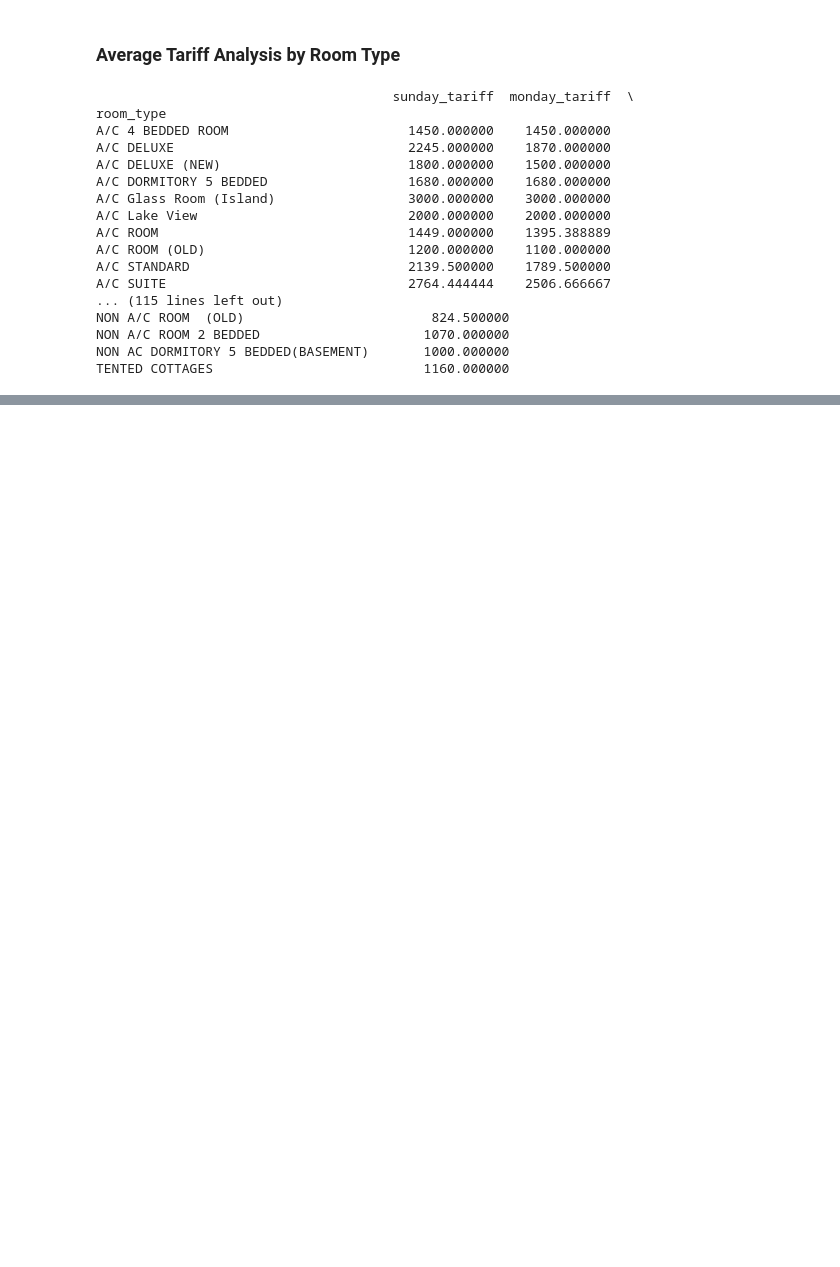
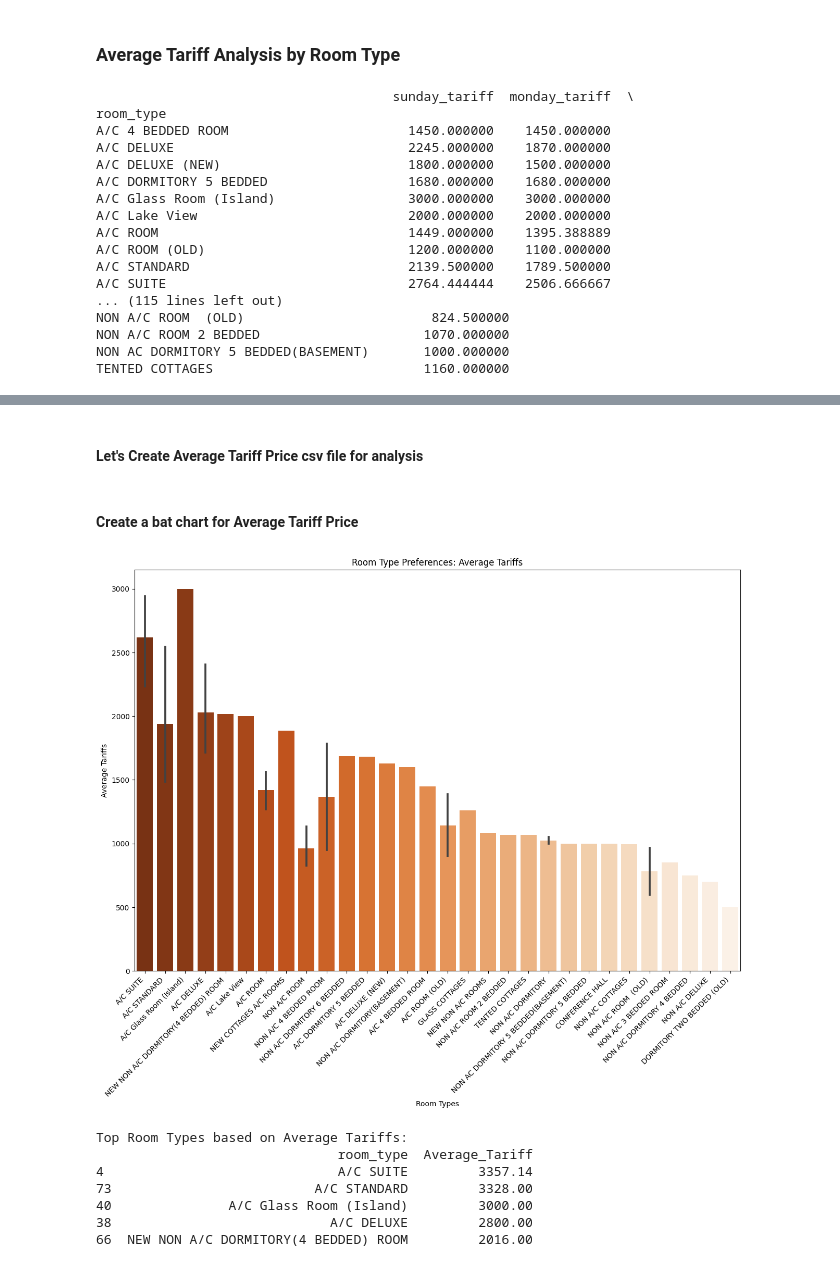
Before and after one commit to Chirag529/DataFetchX, a Jupyter notebook: main.ipynb, the cells around one changed output, grey strips where cells are left out. Saved outputs shown, nothing was run; the diff lists cells and outputs as text; code cells hidden in the pictures; blank space fills up the shorter version.

Commit message:
add some visuals

```diff
--- a/main.ipynb
+++ b/main.ipynb
@@ -326,0 +343,2 @@ TENTED COTTAGES                           1160.000000
+# %% [markdown]
+#### Let's Create Average Tariff Price csv file for analysis
@@ -326,0 +373,46 @@ TENTED COTTAGES                           1160.000000
+# %% [markdown]
+#### Create a bat chart for Average Tariff Price
+# %%
+try:
+    # Load data into a pandas DataFrame
+    data = pd.read_csv("Telangana_Hotels_Tariff.csv")
+
+    # Select columns containing tariff values
+    tariff_columns = ["sunday_tariff", "monday_tariff", "tuesday_tariff",
+                    "wednesday_tariff", "thursday_tariff", "friday_tariff", "saturday_tariff"]
+
+    # Calculate average tariffs for each room type
+    data["Average_Tariff"] = data[tariff_columns].mean(axis=1)
+    # Calculating the mean(axis=1) helps find the average tariff for each room type across the days of the week
+
+    # Rank room types based on average tariffs
+    room_type_ranking = data.sort_values(by="Average_Tariff", ascending=False)
+
+    # Data Visualization using Seaborn
+    plt.figure(figsize=(15, 10))     # ( Width, Height)
+    sns.barplot(x="room_type", y="Average_Tariff", data=room_type_ranking, palette="Oranges_r")
+    plt.title('Room Type Preferences: Average Tariffs')
+    plt.xlabel('Room Types')
+    plt.ylabel('Average Tariffs')
+    plt.xticks(rotation=45, ha='right')  # Rotate x-axis labels for better visibility
+    #  'ha' adjusts the horizontal alignment of the tick labels on the x-axis to the right side of the ticks
+
+    #plt.tight_layout()
+    ## It ensure that they fit within the figure area nicely
+    plt.show()
+
+    # Display the top 5 room types with highest average tariffs rounded down to 2 places
+    top_room_types = room_type_ranking.drop_duplicates(subset=["room_type"]).head(5)       # Remove duplicates from the top 5 room types
+    print("Top Room Types based on Average Tariffs:")
+    print(top_room_types[["room_type", "Average_Tariff"]].round(2))
+except Exception as e:
+    print("Uhh! An Error Occurred:", e)
+# %% [output]
+[figure, added]
+Top Room Types based on Average Tariffs:
+                               room_type  Average_Tariff
+4                              A/C SUITE         3357.14
+73                          A/C STANDARD         3328.00
+40               A/C Glass Room (Island)         3000.00
+38                            A/C DELUXE         2800.00
+66  NEW NON A/C DORMITORY(4 BEDDED) ROOM         2016.00
```
Also changed, not shown: parts of 19 cells of this notebook, 2 other files.
